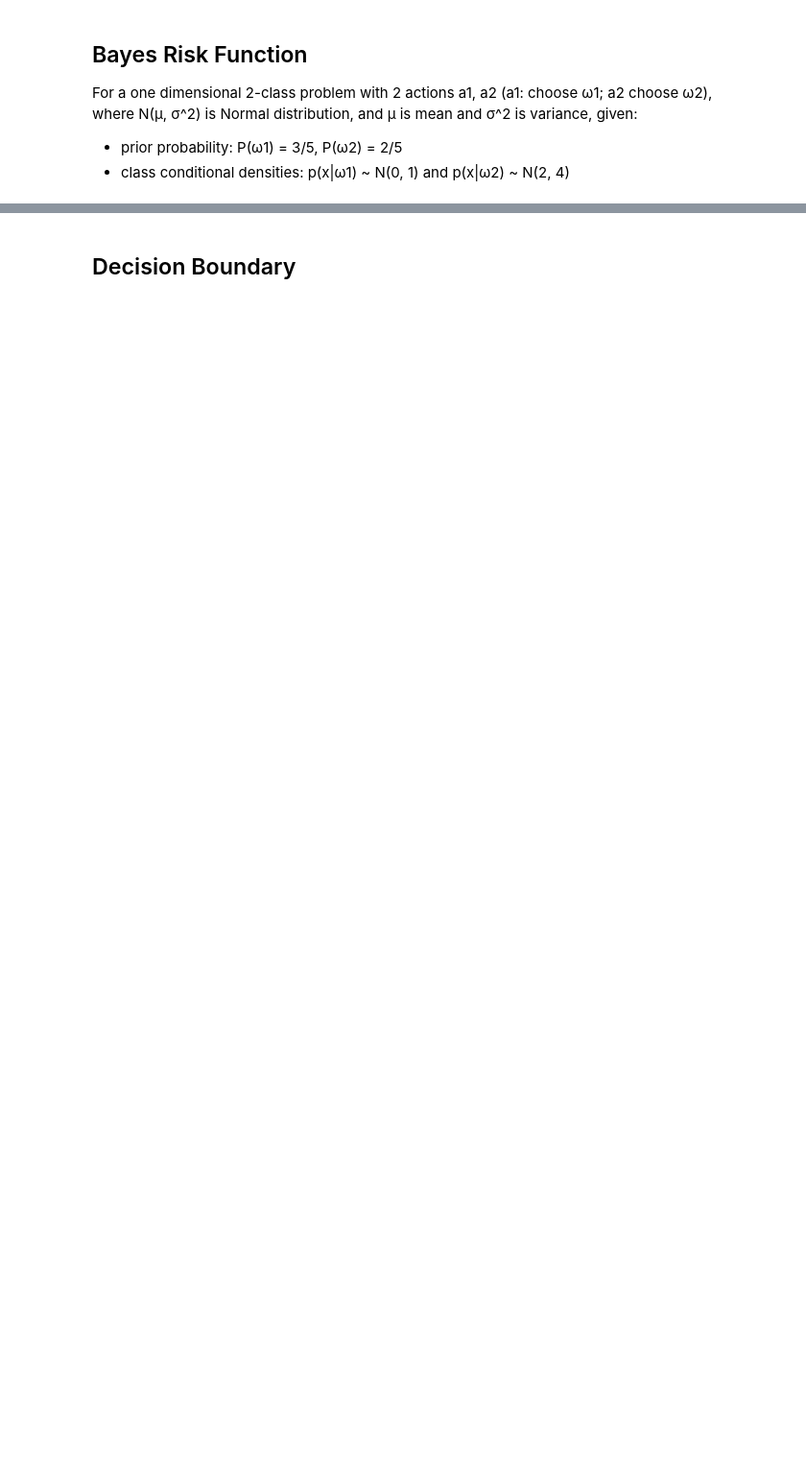
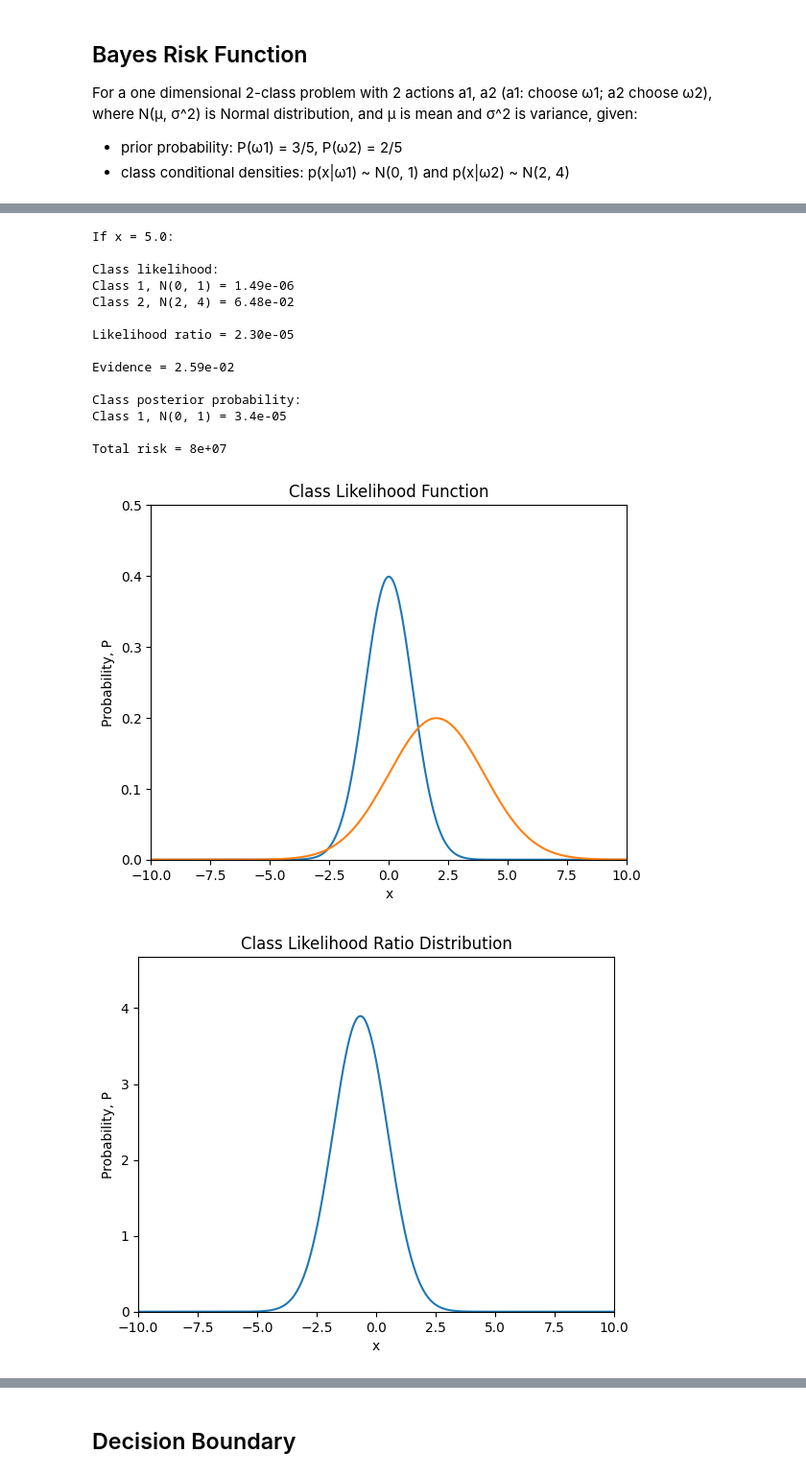
Before and after one commit to cmcalder55/optimization, a Jupyter notebook: bayes_estimation/test_bayes_estimation.ipynb, the cells around one changed output, grey strips where cells are left out. Shown at 96% size. Drawn from its saved outputs; the diff is of its cells as text; code cells hidden in the pictures; blank space fills up the shorter version.

```diff
--- a/bayes_estimation/test_bayes_estimation.ipynb
+++ b/bayes_estimation/test_bayes_estimation.ipynb
@@ -75,0 +34,66 @@ Total risk = 8e+07
+# %%
+
+legends = ["Class 1", "Class 2"]
+x = np.linspace(-10, 10, 1001)
+P = [3/5, 2/5]                          # prior probabilities
+N = [(0, 1), (2, 4)]                    # class conditional densities
+risk_matrix = [[0,4],                   # example 2x2 risk matrix
+               [2,0]]
+
+## all classes ##
+# init bayes risk obj
+br = BayesRisk(x, N, P)
+df = br.bayes_risk_df(risk_matrix)
+
+## single point ##
+x_i = 5.0
+br_point = BayesRisk([x_i], N, P)
+
+print(f"\nIf x = {x_i}:")
+
+print(f'\nClass likelihood:')
+for i, likelihood in enumerate(br_point.likelihood):
+    print(f'Class {i+1}, N{N[i]} = {likelihood[0]:.2e}')
+
+print(f'\nLikelihood ratio = {br_point.likelihood_ratio[0]:.2e}')
+
+print(f'\nEvidence = {br_point.evidence[0]:.2e}')
+
+print(f'\nClass posterior probability:')                            # TODO somethings up here
+for i, posterior in enumerate(br_point.posterior):
+    print(f'Class {i+1}, N{N[i]} = {posterior[0]:.2}')
+
+print(f'\nTotal risk = {df.loc[x_i].sum():.2}\n')
+
+# plot class likelihood, evidence distribution, prior/posterior probability distributions
+data = [
+    (br.likelihood, "Class Likelihood Function", (0, 0.5), []),
+    (br.likelihood_ratio, "Class Likelihood Ratio Distribution", (0, max(br.likelihood_ratio)*1.2), []),
+    (br.prior, "Classe Prior Probability Function", (0, 0.3), []),
+    (br.evidence, "Class Evidence Distribution", (0, max(br.evidence)*1.2), []),
+    (br.posterior, "Class Posterior Probability Function", (0, 2e8), []),
+]
+for d in data:
+    vec, title, ylim, legend = d
+    # print(br.x, vec)
+    # plt.plot(br.x, vec)
+    br.plot_data(data_vector=vec, title=title, ylim=ylim, legends=legend)
+br.plot_bayes_risk_threshold(risk_matrix, legends=legends)
+plt.show()
+# %% [output]
+If x = 5.0:
+
+Class likelihood:
+Class 1, N(0, 1) = 1.49e-06
+Class 2, N(2, 4) = 6.48e-02
+
+Likelihood ratio = 2.30e-05
+
+Evidence = 2.59e-02
+
+Class posterior probability:
+Class 1, N(0, 1) = 3.4e-05
+
+Total risk = 8e+07
+[figure, added]
+[figure, added]
```
Also changed, not shown: parts of 5 cells of this notebook, 1 other file.
